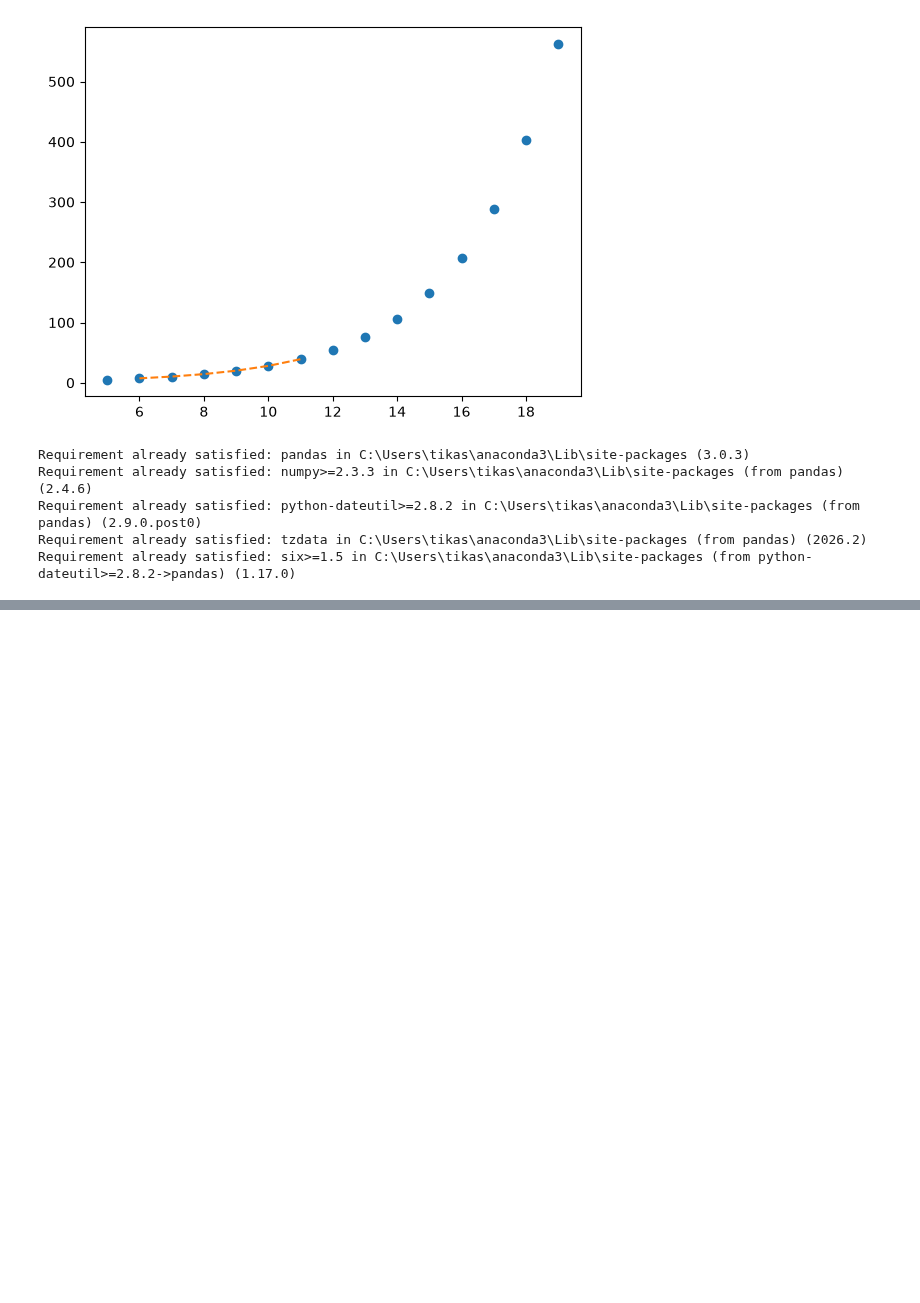
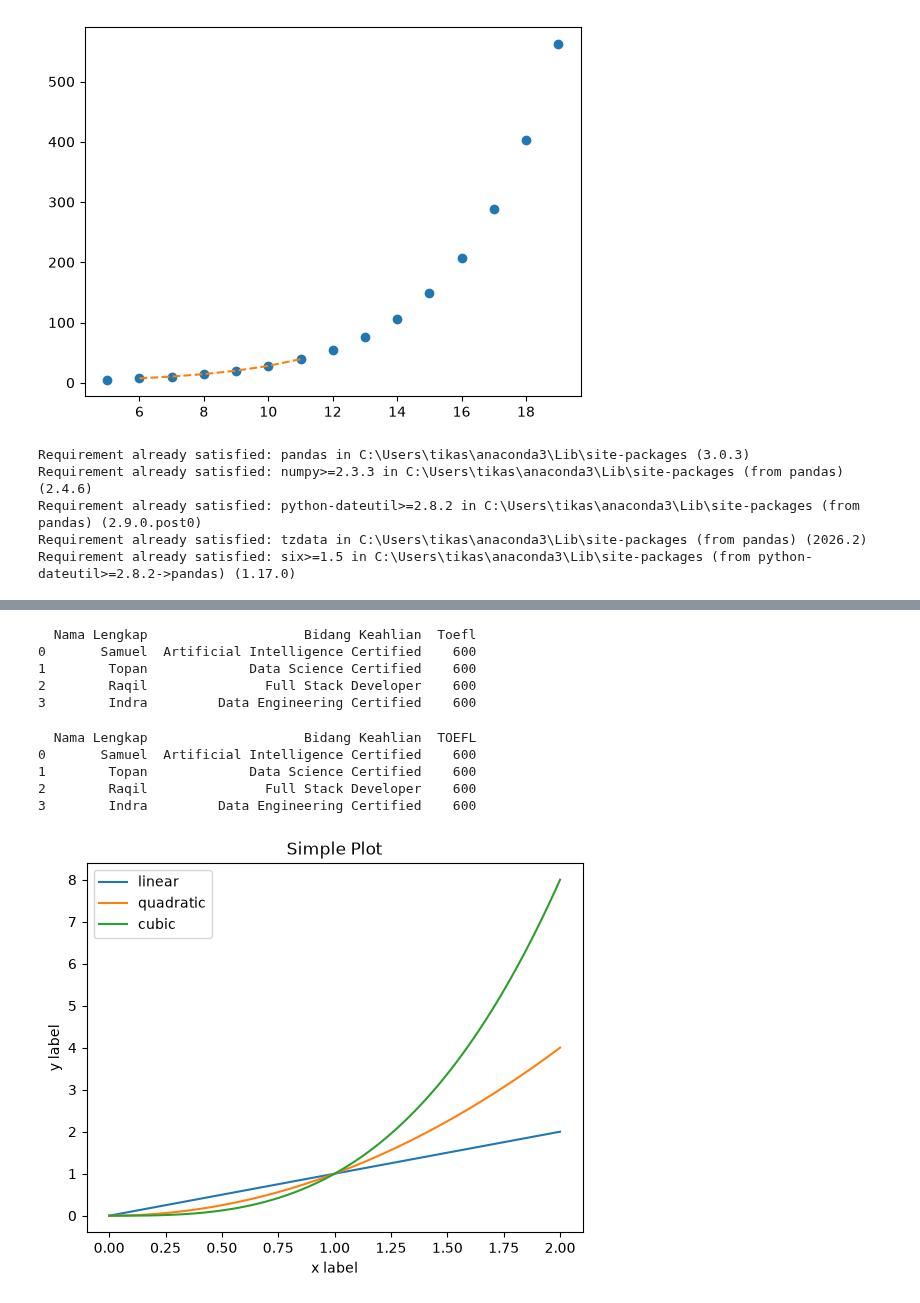
Before and after one commit to tikaaltiorasitanggang/certan, a Jupyter notebook: text.ipynb, the cells around one changed output, grey strips where cells are left out. Saved outputs shown, nothing was run; the diff lists cells and outputs as text; code cells hidden in the pictures; blank space fills up the shorter version.

```diff
--- a/text.ipynb
+++ b/text.ipynb
@@ -497,0 +614,34 @@ Requirement already satisfied: six>=1.5 in C:\Users\tikas\anaconda3\Lib\site-pac
+# %%
+# Rename kolom
+df1_renamed = df1.rename(columns={'Nama': 'Nama Lengkap'})
+print(df1_renamed)
+# %% [output]
+  Nama Lengkap                    Bidang Keahlian  Toefl
+0       Samuel  Artificial Intelligence Certified    600
+1        Topan             Data Science Certified    600
+2        Raqil               Full Stack Developer    600
+3        Indra         Data Engineering Certified    600
+# %%
+# Rename kolom dengan dua perubahan
+df1_renamed_2 = df1.rename(columns={'Nama': 'Nama Lengkap', 'Toefl': 'TOEFL'})
+print(df1_renamed_2)
+# %% [output]
+  Nama Lengkap                    Bidang Keahlian  TOEFL
+0       Samuel  Artificial Intelligence Certified    600
+1        Topan             Data Science Certified    600
+2        Raqil               Full Stack Developer    600
+3        Indra         Data Engineering Certified    600
+# %%
+ # Plotting dengan style object-oriented programming
+x = np.linspace(0, 2, 100)
+fig, ax = plt.subplots()  # Membuat sebuah figure dan sebuah axes#Plotting tiga varian data pada axes
+ax.plot(x, x, label='linear')
+ax.plot(x, x**2, label='quadratic')
+ax.plot(x, x**3, label='cubic')
+ax.set_xlabel('x label')
+ax.set_ylabel('y label')
+ax.set_title('Simple Plot')
+ax.legend()
+plt.show()
+# %% [output]
+[figure, added]
```
Also changed, not shown: parts of 16 cells of this notebook.
